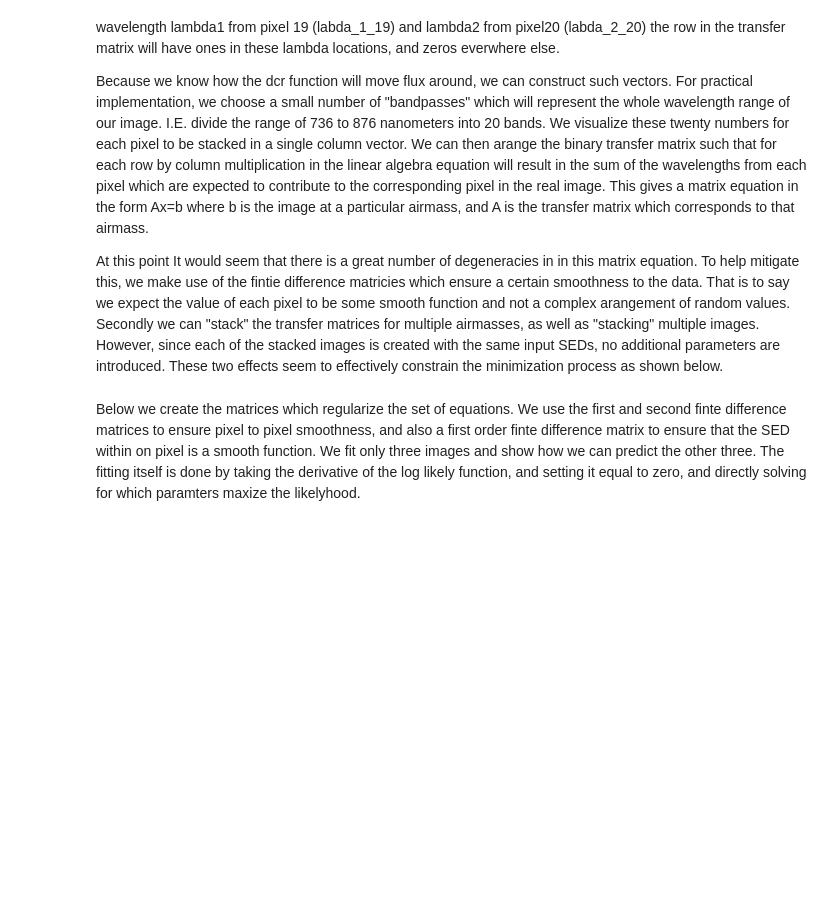
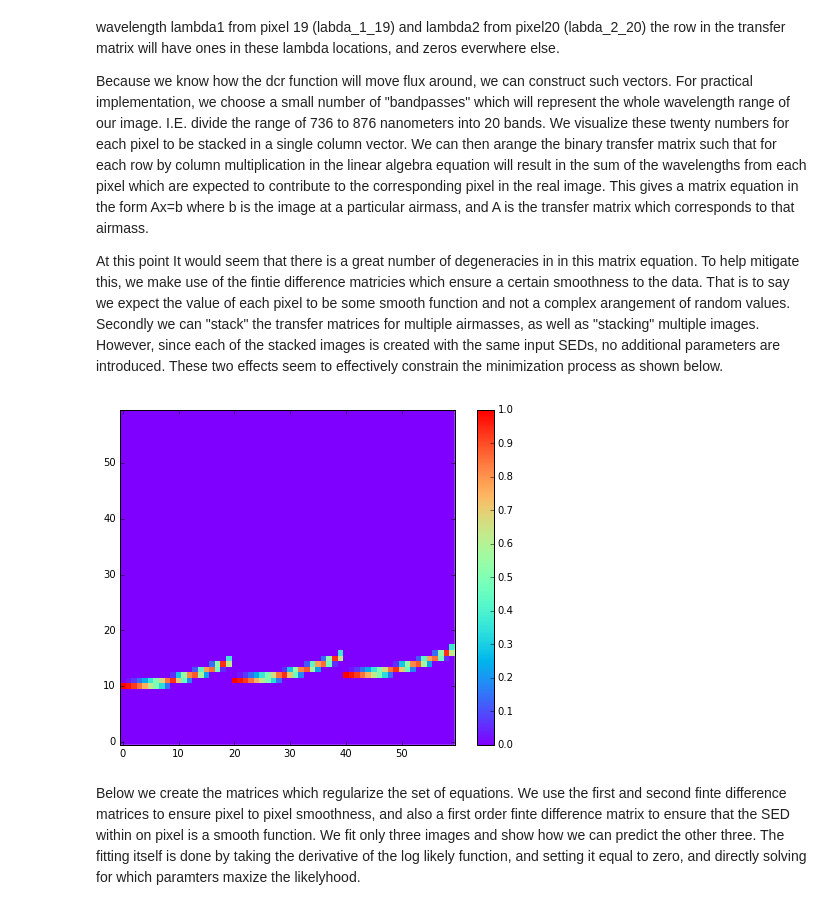
Before and after one commit to lsst-dm/experimental_DCR, a Jupyter notebook: DCR Demo.ipynb, the cells around one changed output. Cells and saved outputs as stored; diff of their text form; code cells hidden in the pictures; blank space fills up the shorter version.

```diff
--- a/DCR Demo.ipynb
+++ b/DCR Demo.ipynb
@@ -187,6 +187,38 @@ transferMatrix3 = buildTransfer(airmass[2],noLambdaPts,736,876,len(image0))
 transferMatrix4 = buildTransfer(airmass[3],noLambdaPts,736,876,len(image0))
 transferMatrix5 = buildTransfer(airmass[4],noLambdaPts,736,876,len(image0))
 transferMatrix6 = buildTransfer(airmass[5],noLambdaPts,736,876,len(image0))
+# %%
+import matplotlib.cm as cm
+def look(img, range=None, x_range=None, y_range=None):
+    """Simple function to wrap matplotlib and display an image with a colorbar."""
+    plt.figure(figsize=(8, 6))
+    if range is None:
+        range = [np.min(img), np.max(img)]
+    img_use = np.clip(img, range[0], range[1])
+    if x_range is not None:
+        x0 = int(x_range[0])
+        x1 = int(x_range[1])
+        if x0 < 0:
+            img_use = np.roll(img_use, -x0, axis=1)
+            x1 -= x0
+            x0 = 0
+        img_use = img_use[:, x0: x1]
+    if y_range is not None:
+        y0 = int(y_range[0])
+        y1 = int(y_range[1])
+        if y0 < 0:
+            img_use = np.roll(img_use, -y0, axis=0)
+            y1 -= y0
+            y0 = 0
+        img_use = img_use[y0: y1, :]
+    fig_show = plt.imshow(img_use, interpolation='none', origin='lower', cmap=cm.rainbow)
+    plt.colorbar(fig_show, orientation='vertical', shrink=1)
+#    cbar.set_label('DCR (arcsec)', labelpad=0)
+    plt.show()
+# %%
+look(transferMatrix6[:,200:260])
+# %% [output]
+[figure, added]
 # %% [markdown]
 Below we create the matrices which regularize the set of equations. We use the first and second finte difference matrices to ensure pixel to pixel smoothness, and also a first order finte difference matrix to ensure that the SED within on pixel is a smooth function. We fit only three images and show how we can predict the other three. The fitting itself is done by taking the derivative of the log likely function, and setting it equal to zero, and directly solving for which paramters maxize the likelyhood.
 # %%
```
Also changed, not shown: parts of 2 cells of this notebook, 2 other files.
